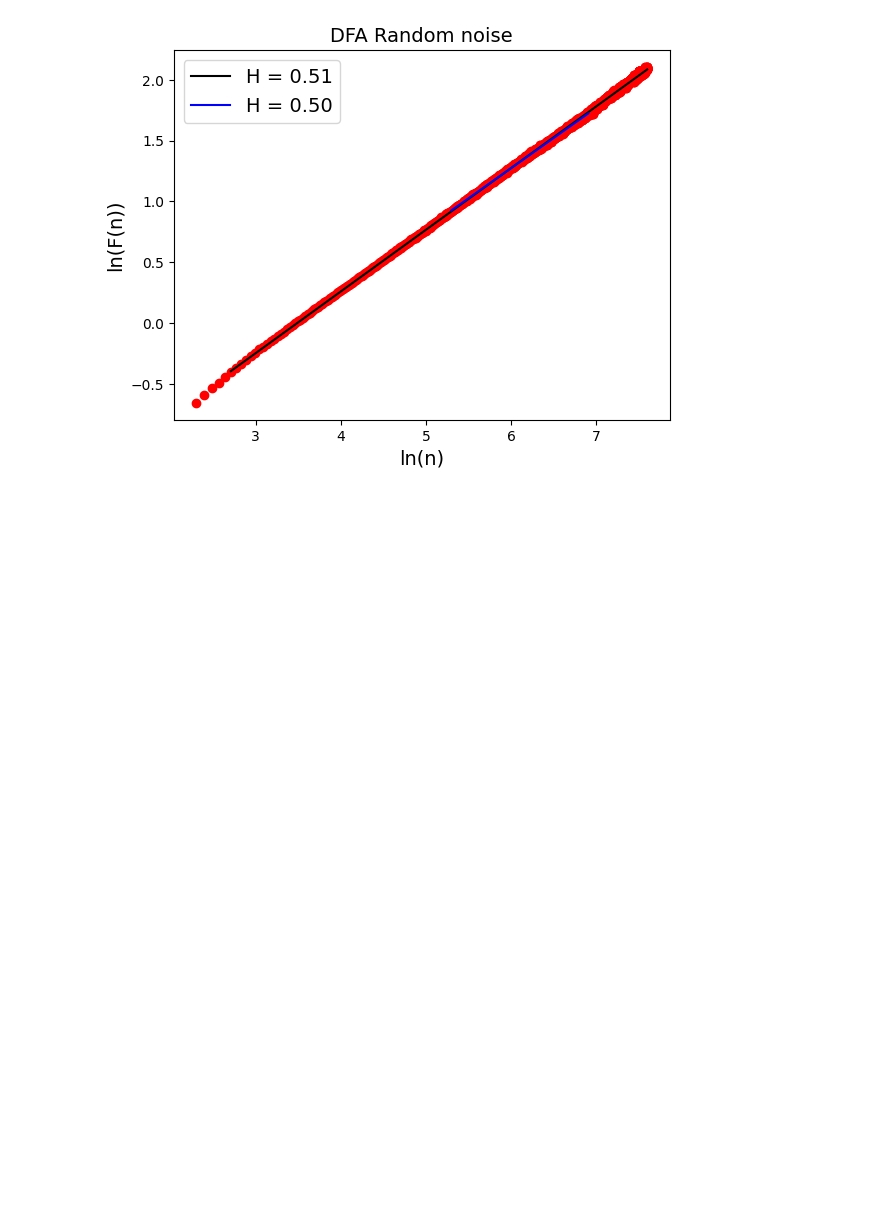
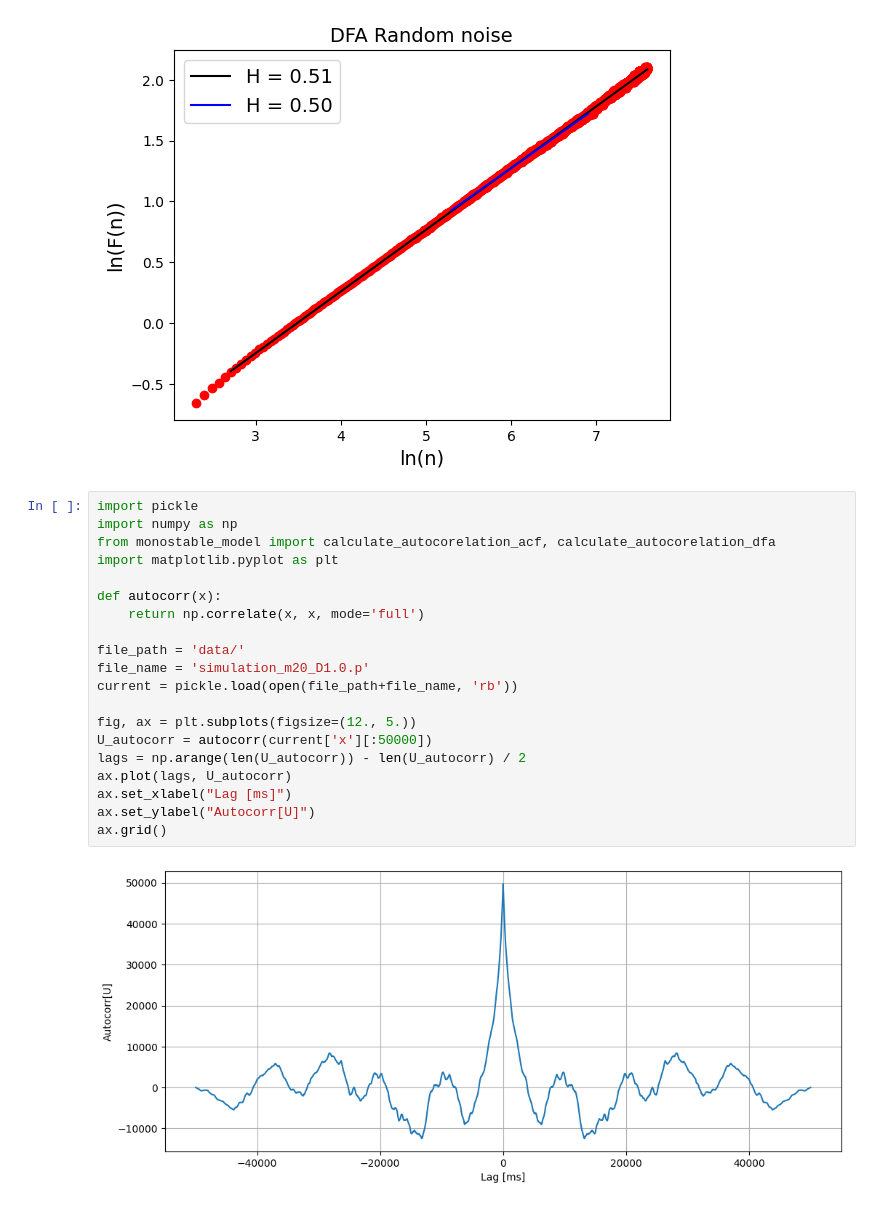
Before and after one commit to University-of-Silesia-Ion-Channel/Jonus, a Jupyter notebook: tests.ipynb, the cells around one changed output. Saved outputs shown, nothing was run; the diff lists cells and outputs as text; blank space fills up the shorter version.

```diff
--- a/tests.ipynb
+++ b/tests.ipynb
@@ -54,3 +54,25 @@ calculate_autocorelation_dfa(data, title='Random noise')
 [figure]
 [figure]
 [figure]
+# %%
+import pickle
+import numpy as np
+from monostable_model import calculate_autocorelation_acf, calculate_autocorelation_dfa
+import matplotlib.pyplot as plt
+
+def autocorr(x):
+    return np.correlate(x, x, mode='full')
+
+file_path = 'data/'
+file_name = 'simulation_m20_D1.0.p'
+current = pickle.load(open(file_path+file_name, 'rb'))
+
+fig, ax = plt.subplots(figsize=(12., 5.))
+U_autocorr = autocorr(current['x'][:50000])
+lags = np.arange(len(U_autocorr)) - len(U_autocorr) / 2
+ax.plot(lags, U_autocorr)
+ax.set_xlabel("Lag [ms]")
+ax.set_ylabel("Autocorr[U]")
+ax.grid()
+# %% [output]
+[figure, added]
```
Also changed, not shown: 2 other files.
